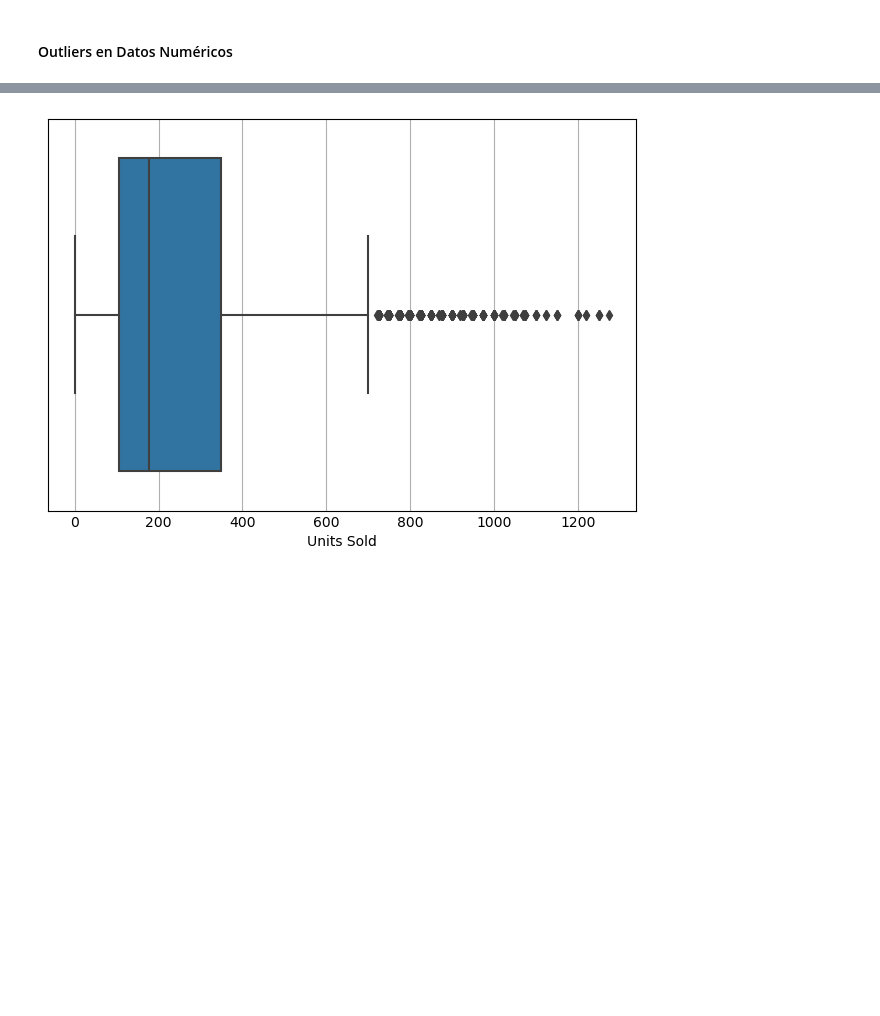
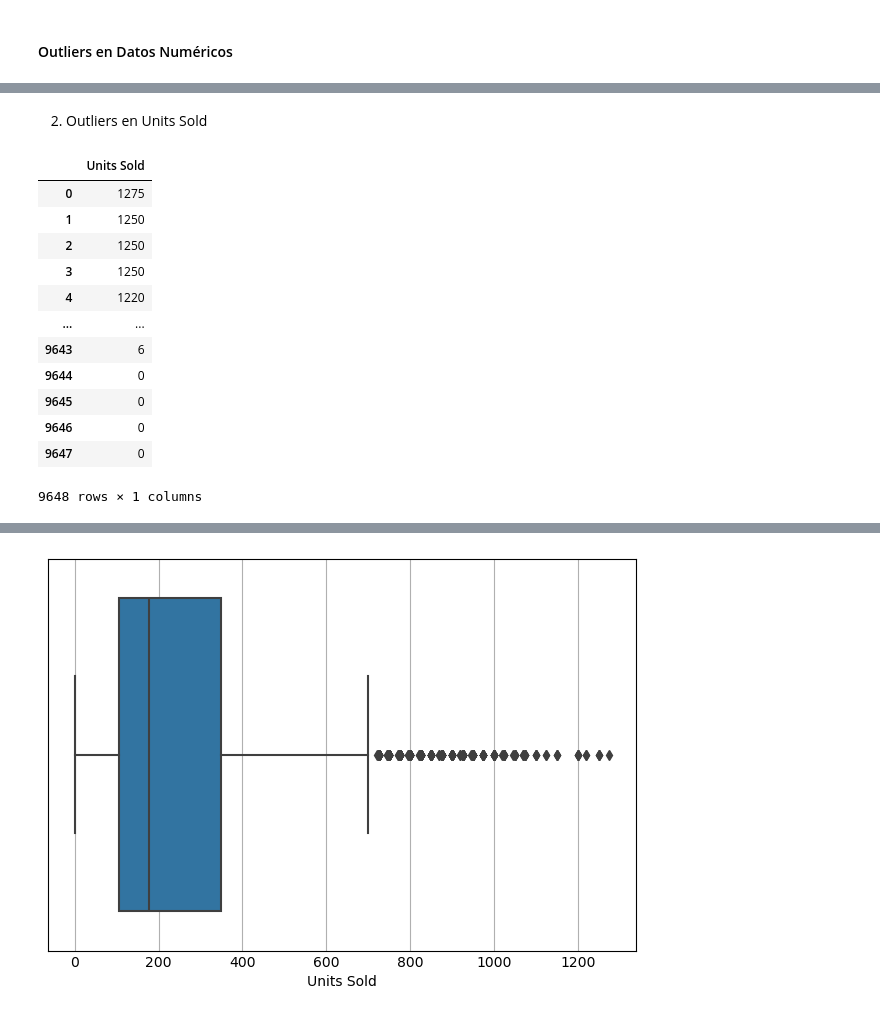
Before and after one commit to Dilmer-Rojas/Ventas_Adidas, a Jupyter notebook: notebooks/1.eda_rapido.ipynb, the cells around one changed output, grey strips where cells are left out. Saved outputs shown, nothing was run; the diff lists cells and outputs as text; code cells hidden in the pictures; blank space fills up the shorter version.

```diff
--- a/notebooks/1.eda_rapido.ipynb
+++ b/notebooks/1.eda_rapido.ipynb
@@ -322,0 +363,24 @@ plt.show()
+# %% [markdown]
+2. Outliers en Units Sold
+# %%
+query = """
+        SELECT `Units Sold`
+        FROM ventas_adidas
+        ORDER BY `Units Sold` DESC;
+        """
+datos = pd.read_sql_query(query, conn)
+datos
+# %% [output]
+|  | Units Sold |
+| 0 | 1275 |
+| 1 | 1250 |
+| 2 | 1250 |
+| 3 | 1250 |
+| 4 | 1220 |
+| ... | ... |
+| 9643 | 6 |
+| 9644 | 0 |
+| 9645 | 0 |
+| 9646 | 0 |
+| 9647 | 0 |
+9648 rows × 1 columns
```
Also changed, not shown: parts of 7 cells of this notebook.
